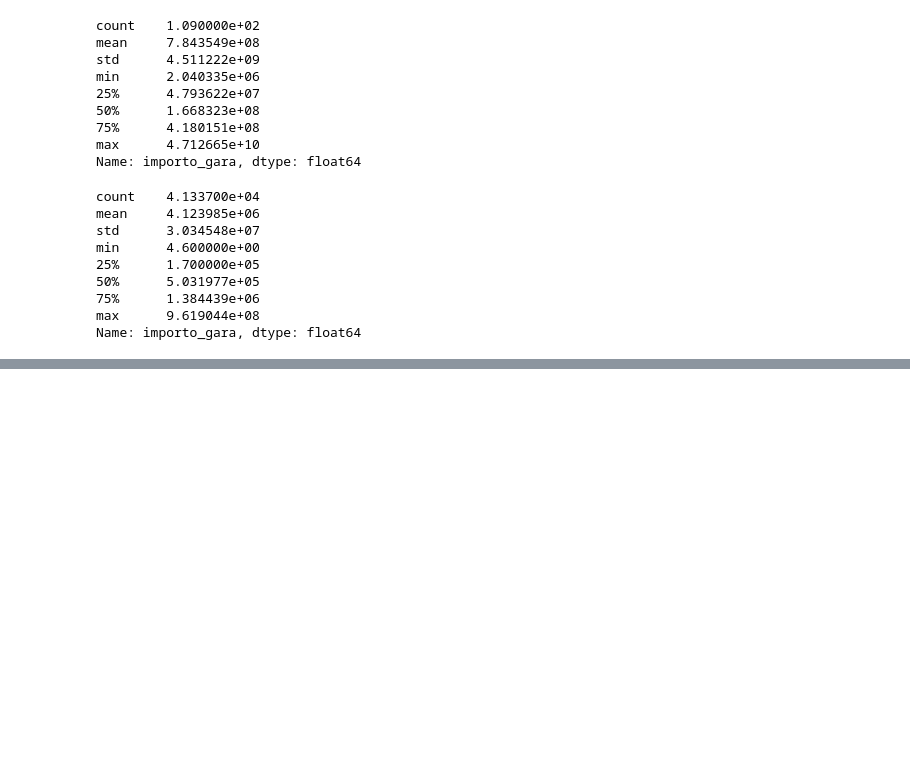
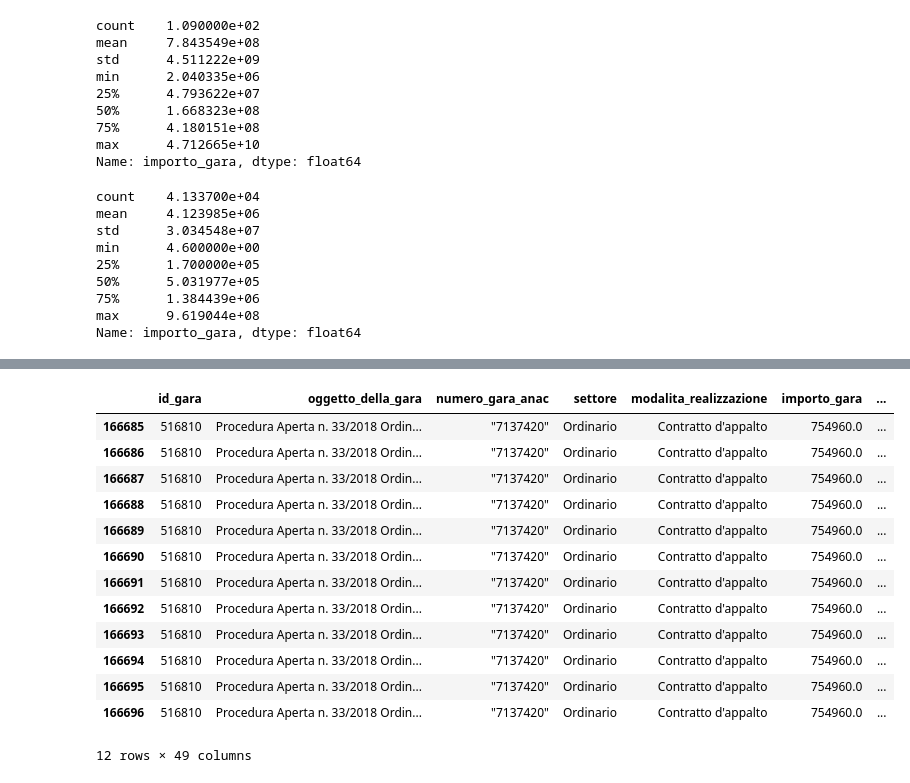
Before and after one commit to AndreaAmico/MIT_italy_data_exploration, a Jupyter notebook: notebooks/explo.ipynb, the cells around one changed output, grey strips where cells are left out. Saved outputs shown, nothing was run; the diff lists cells and outputs as text; code cells hidden in the pictures; blank space fills up the shorter version.

```diff
--- a/notebooks/explo.ipynb
+++ b/notebooks/explo.ipynb
@@ -492,0 +541,19 @@ Name: importo_gara, dtype: float64
+# %%
+# esiti[esiti.num_tot_lotti==11]
+
+esiti[esiti.id_gara==516810]
+# %% [output]
+|  | id_gara | oggetto_della_gara | numero_gara_anac | settore | modalita_realizzazione | importo_gara | ... |
+| 166685 | 516810 | Procedura Aperta n. 33/2018 Ordin... | "7137420" | Ordinario | Contratto d'appalto | 754960.0 | ... |
+| 166686 | 516810 | Procedura Aperta n. 33/2018 Ordin... | "7137420" | Ordinario | Contratto d'appalto | 754960.0 | ... |
+| 166687 | 516810 | Procedura Aperta n. 33/2018 Ordin... | "7137420" | Ordinario | Contratto d'appalto | 754960.0 | ... |
+| 166688 | 516810 | Procedura Aperta n. 33/2018 Ordin... | "7137420" | Ordinario | Contratto d'appalto | 754960.0 | ... |
+| 166689 | 516810 | Procedura Aperta n. 33/2018 Ordin... | "7137420" | Ordinario | Contratto d'appalto | 754960.0 | ... |
+| 166690 | 516810 | Procedura Aperta n. 33/2018 Ordin... | "7137420" | Ordinario | Contratto d'appalto | 754960.0 | ... |
+| 166691 | 516810 | Procedura Aperta n. 33/2018 Ordin... | "7137420" | Ordinario | Contratto d'appalto | 754960.0 | ... |
+| 166692 | 516810 | Procedura Aperta n. 33/2018 Ordin... | "7137420" | Ordinario | Contratto d'appalto | 754960.0 | ... |
+| 166693 | 516810 | Procedura Aperta n. 33/2018 Ordin... | "7137420" | Ordinario | Contratto d'appalto | 754960.0 | ... |
+| 166694 | 516810 | Procedura Aperta n. 33/2018 Ordin... | "7137420" | Ordinario | Contratto d'appalto | 754960.0 | ... |
+| 166695 | 516810 | Procedura Aperta n. 33/2018 Ordin... | "7137420" | Ordinario | Contratto d'appalto | 754960.0 | ... |
+| 166696 | 516810 | Procedura Aperta n. 33/2018 Ordin... | "7137420" | Ordinario | Contratto d'appalto | 754960.0 | ... |
+12 rows × 49 columns
```
Also changed, not shown: parts of 5 cells of this notebook.
